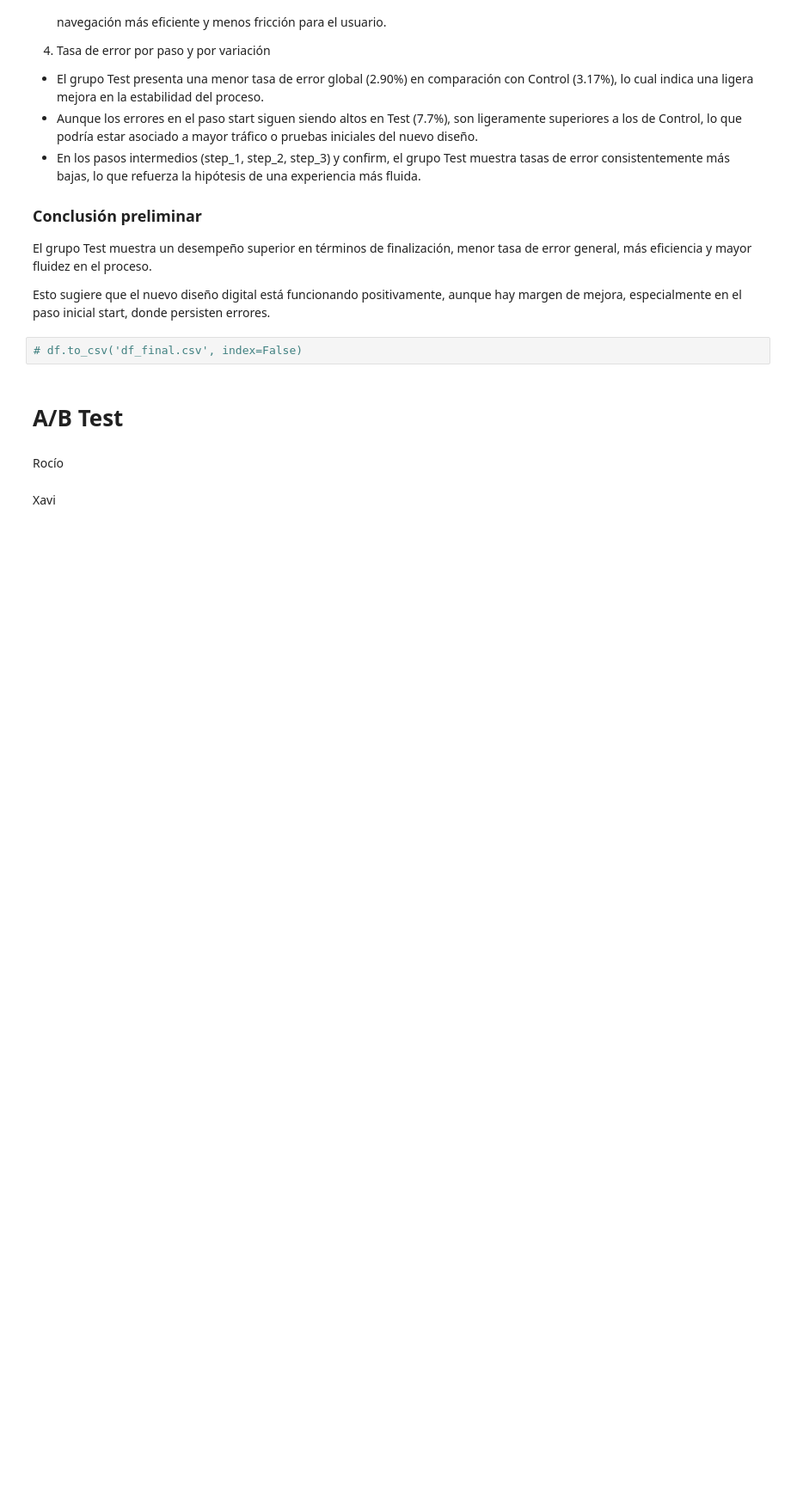
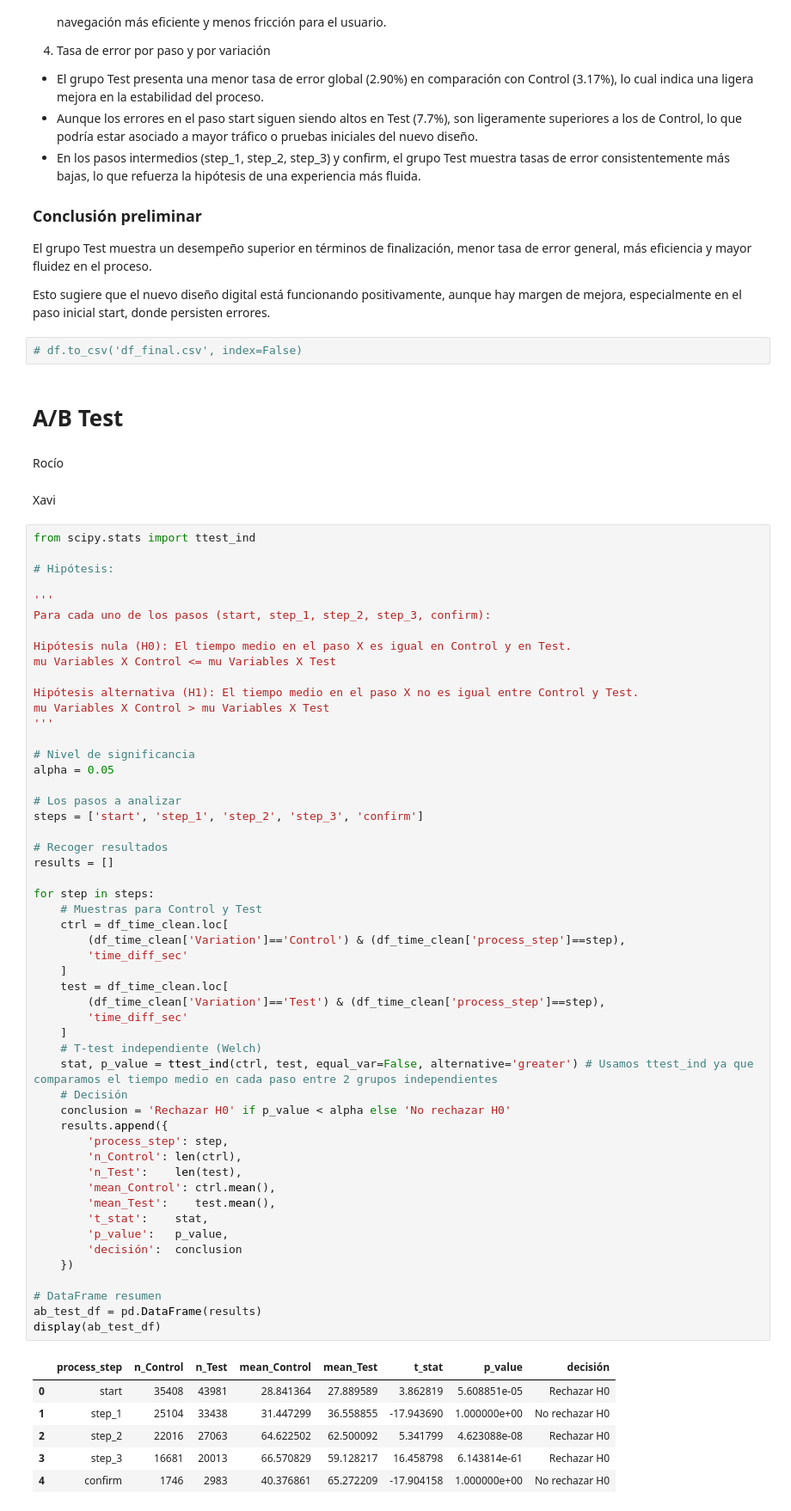
Before and after one commit to JimenezRoDA/vanguard-ab-test, a Jupyter notebook: vanguard-ab-test.ipynb, the cells around one changed output. Shown at 86% size. Cells and saved outputs as stored; diff of their text form; blank space fills up the shorter version.

```diff
--- a/vanguard-ab-test.ipynb
+++ b/vanguard-ab-test.ipynb
@@ -941,3 +940,62 @@ Esto sugiere que el nuevo diseño digital está funcionando positivamente, aunqu
 Rocío
 # %% [markdown]
 Xavi
+# %%
+from scipy.stats import ttest_ind
+
+# Hipótesis:
+
+'''
+Para cada uno de los pasos (start, step_1, step_2, step_3, confirm):
+
+Hipótesis nula (H0): El tiempo medio en el paso X es igual en Control y en Test.
+mu Variables X Control <= mu Variables X Test
+
+Hipótesis alternativa (H1): El tiempo medio en el paso X no es igual entre Control y Test.
+mu Variables X Control > mu Variables X Test
+'''
+
+# Nivel de significancia
+alpha = 0.05
+
+# Los pasos a analizar
+steps = ['start', 'step_1', 'step_2', 'step_3', 'confirm']
+
+# Recoger resultados
+results = []
+
+for step in steps:
+    # Muestras para Control y Test
+    ctrl = df_time_clean.loc[
+        (df_time_clean['Variation']=='Control') & (df_time_clean['process_step']==step),
+        'time_diff_sec'
+    ]
+    test = df_time_clean.loc[
+        (df_time_clean['Variation']=='Test') & (df_time_clean['process_step']==step),
+        'time_diff_sec'
+    ]
+    # T-test independiente (Welch)
+    stat, p_value = ttest_ind(ctrl, test, equal_var=False, alternative='greater') # Usamos ttest_ind ya que comparamos el tiempo medio en cada paso entre 2 grupos independientes
+    # Decisión
+    conclusion = 'Rechazar H0' if p_value < alpha else 'No rechazar H0'
+    results.append({
+        'process_step': step,
+        'n_Control': len(ctrl),
+        'n_Test':    len(test),
+        'mean_Control': ctrl.mean(),
+        'mean_Test':    test.mean(),
+        't_stat':    stat,
+        'p_value':   p_value,
+        'decisión':  conclusion
+    })
+
+# DataFrame resumen
+ab_test_df = pd.DataFrame(results)
+display(ab_test_df)
+# %% [output]
+|  | process_step | n_Control | n_Test | mean_Control | mean_Test | t_stat | p_value | decisión |
+| 0 | start | 35408 | 43981 | 28.841364 | 27.889589 | 3.862819 | 5.608851e-05 | Rechazar H0 |
+| 1 | step_1 | 25104 | 33438 | 31.447299 | 36.558855 | -17.943690 | 1.000000e+00 | No rechazar H0 |
+| 2 | step_2 | 22016 | 27063 | 64.622502 | 62.500092 | 5.341799 | 4.623088e-08 | Rechazar H0 |
+| 3 | step_3 | 16681 | 20013 | 66.570829 | 59.128217 | 16.458798 | 6.143814e-61 | Rechazar H0 |
+| 4 | confirm | 1746 | 2983 | 40.376861 | 65.272209 | -17.904158 | 1.000000e+00 | No rechazar H0 |
```
Also changed, not shown: parts of 2 cells of this notebook.
